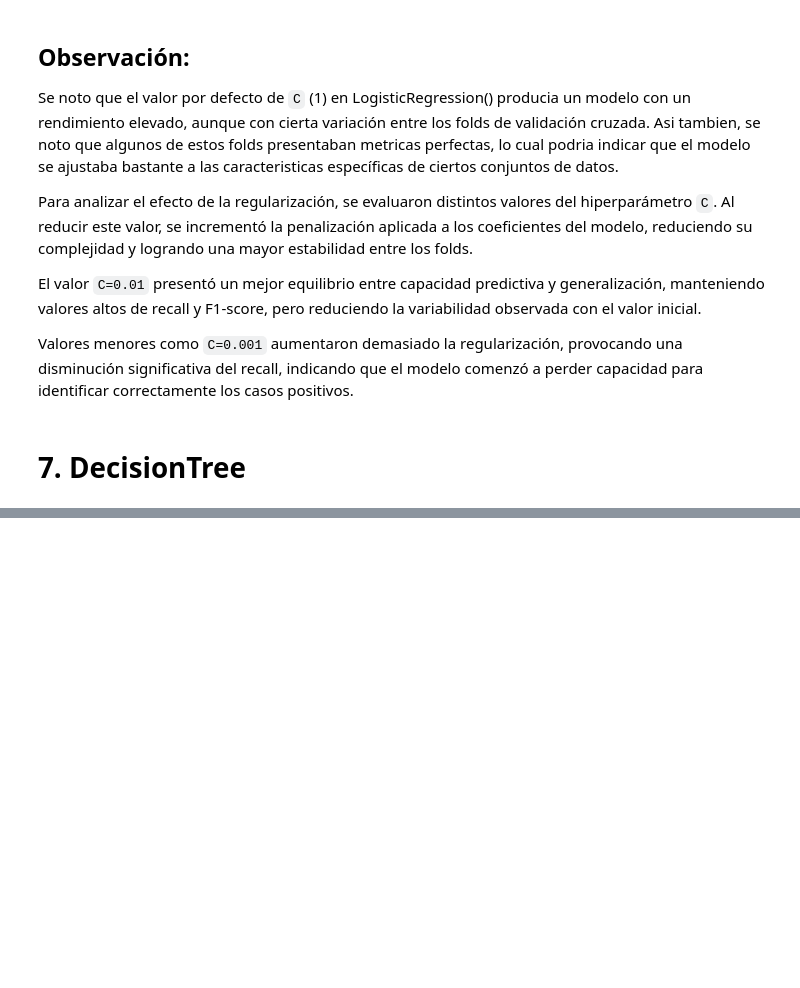
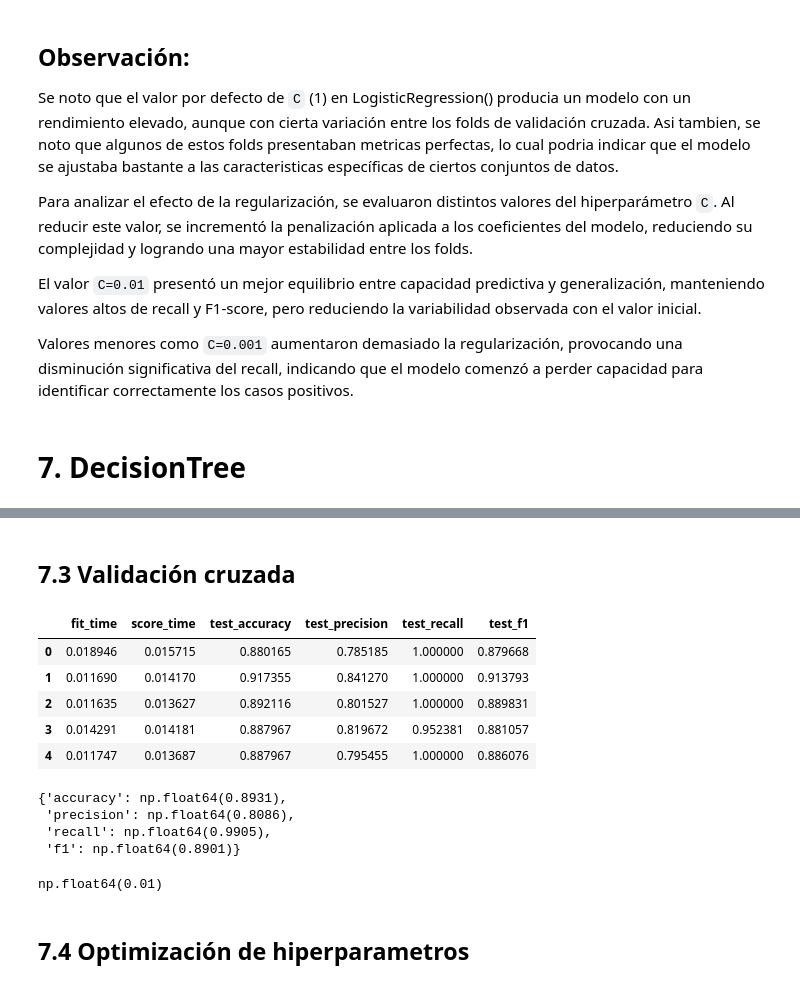
Before and after one commit to ezeperezds/Anemia-Prediction-System, a Jupyter notebook: notebooks/03_modeling.ipynb, the cells around one changed output, grey strips where cells are left out. Cells and saved outputs as stored; diff of their text form; code cells hidden in the pictures; blank space fills up the shorter version.

```diff
--- a/notebooks/03_modeling.ipynb
+++ b/notebooks/03_modeling.ipynb
@@ -215,0 +240,45 @@ tree_model = DecisionTreeClassifier(random_state=82)
+# %% [markdown]
+## 7.3 Validación cruzada
+# %%
+pipeline_tree = Pipeline([
+    ('preprocessor', preprocessor),
+    ('model', DecisionTreeClassifier(random_state=82, max_depth=2, min_samples_leaf=3, min_samples_split=5))
+])
+# %%
+scores_tree = cross_validate(
+    pipeline_tree,
+    X_temp,
+    y_temp,
+    cv=cv,
+    scoring=[
+        "accuracy",
+        "precision",
+        "recall",
+        "f1"
+    ],
+    return_train_score=False
+)
+# %%
+results_tree = pd.DataFrame(scores_tree)
+results_tree
+# %% [output]
+|  | fit_time | score_time | test_accuracy | test_precision | test_recall | test_f1 |
+| 0 | 0.018946 | 0.015715 | 0.880165 | 0.785185 | 1.000000 | 0.879668 |
+| 1 | 0.011690 | 0.014170 | 0.917355 | 0.841270 | 1.000000 | 0.913793 |
+| 2 | 0.011635 | 0.013627 | 0.892116 | 0.801527 | 1.000000 | 0.889831 |
+| 3 | 0.014291 | 0.014181 | 0.887967 | 0.819672 | 0.952381 | 0.881057 |
+| 4 | 0.011747 | 0.013687 | 0.887967 | 0.795455 | 1.000000 | 0.886076 |
+# %%
+metrics_cv_tree = show_cv_metrics(scores_tree)
+metrics_cv_tree
+# %% [output]
+{'accuracy': np.float64(0.8931),
+ 'precision': np.float64(0.8086),
+ 'recall': np.float64(0.9905),
+ 'f1': np.float64(0.8901)}
+# %%
+scores_tree['test_f1'].std().round(2)
+# %% [output]
+np.float64(0.01)
+# %% [markdown]
+## 7.4 Optimización de hiperparametros
```
Also changed, not shown: parts of 23 cells of this notebook.
